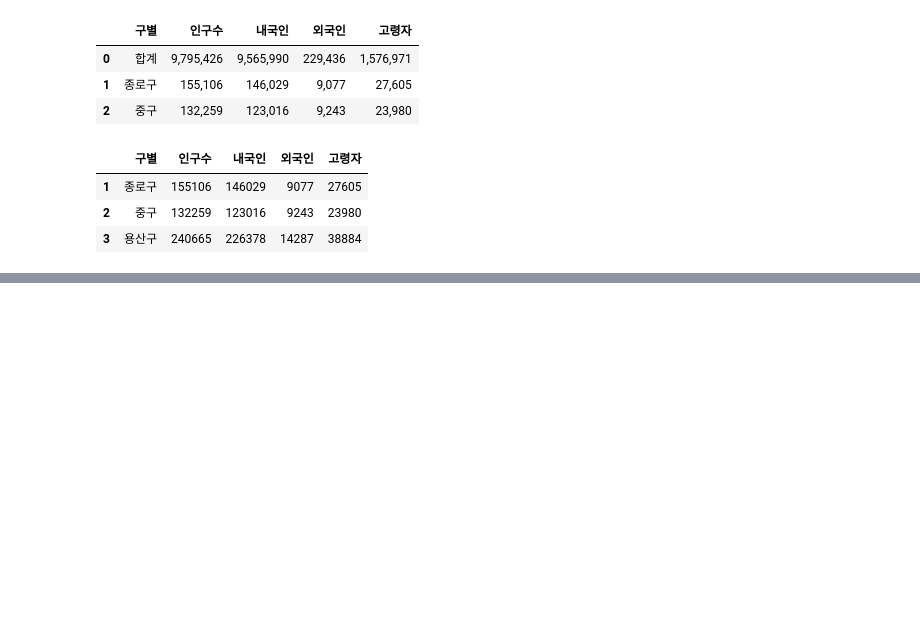
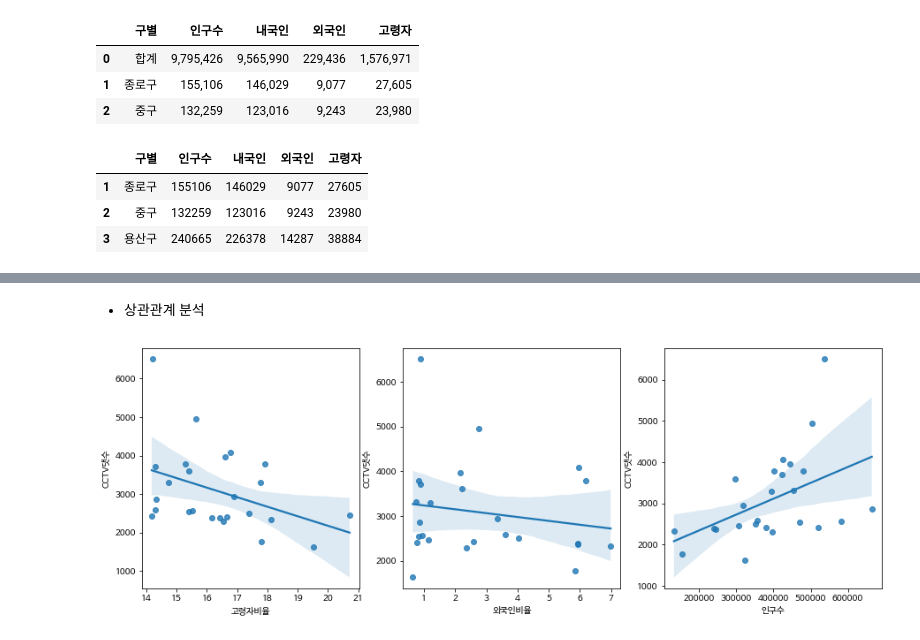
Before and after one commit to ckiekim/DongA-Univ-Lecture-20210929, a Jupyter notebook: 02.데이터분석/31_데이터분석사례.ipynb, the cells around one changed output, grey strips where cells are left out. Saved outputs shown, nothing was run; the diff lists cells and outputs as text; code cells hidden in the pictures; blank space fills up the shorter version.

```diff
--- a/02.데이터분석/31_데이터분석사례.ipynb
+++ b/02.데이터분석/31_데이터분석사례.ipynb
@@ -146,3 +146,8 @@ pop.head(3)
 | 1 | 종로구 | 155106 | 146029 | 9077 | 27605 |
 | 2 | 중구 | 132259 | 123016 | 9243 | 23980 |
 | 3 | 용산구 | 240665 | 226378 | 14287 | 38884 |
+# %%
+# '외국인비율‘과 '고령자비율‘ 컬럼 만들기
+pop['외국인비율'] = (pop.외국인/pop.인구수*100).round(2)
+pop['고령자비율'] = np.round(pop.고령자/pop.인구수*100, 2)
+pop.head(3)
@@ -148,0 +163,3 @@ pop.head(3)
+# %%
+df = pd.merge(cctv, pop)
+df.head(3)
@@ -148,0 +171,4 @@ pop.head(3)
+# %%
+# '구별' 컬럼을 인덱스로 만들기
+df.set_index('구별', inplace=True)
+df.tail(3)
@@ -148,0 +181,10 @@ pop.head(3)
+# %% [markdown]
+- 상관관계 분석
+# %%
+# '고령자비율', '외국인비율', '인구수' vs 'CCTV댓수'
+fig, axs = plt.subplots(figsize=(15,5), ncols=3, nrows=1)
+features = ['고령자비율','외국인비율','인구수']
+for i, feature in enumerate(features):
+    sns.regplot(x=feature, y='CCTV댓수', data=df, ax=axs[i])
+# %% [output]
+[figure, added]
```
Also changed, not shown: parts of 18 cells of this notebook.
